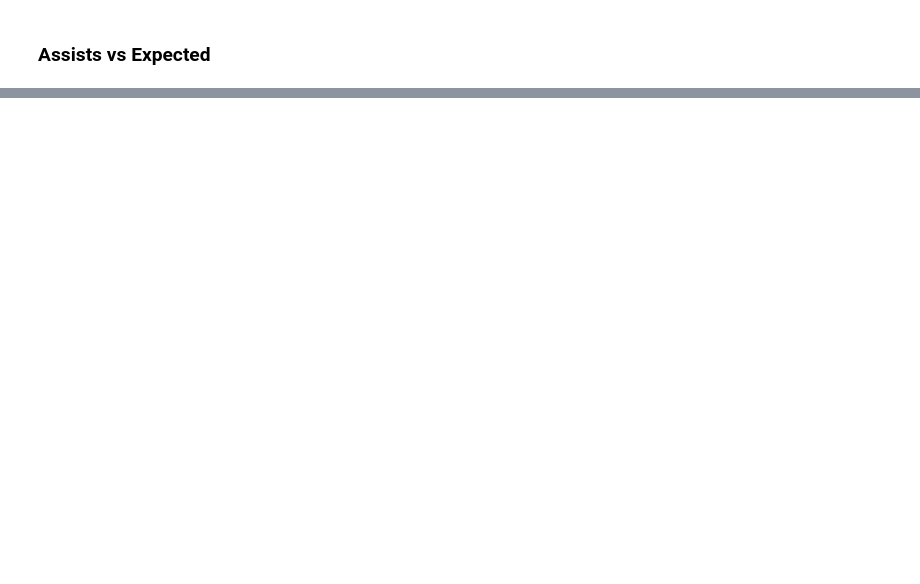
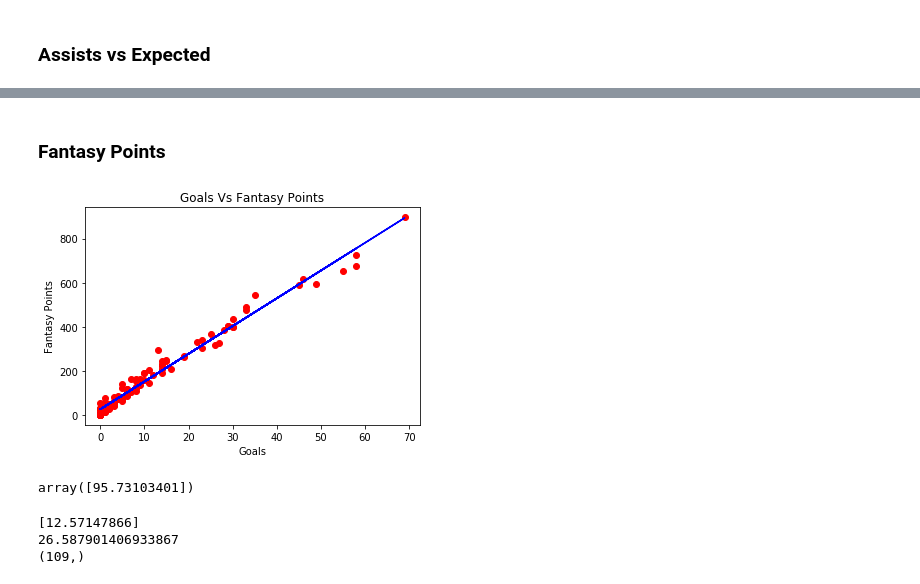
Before and after one commit to jbtrahin/soccer_masters, a Jupyter notebook: Forwards_Regression_Models.ipynb, the cells around one changed output, grey strips where cells are left out. Cells and saved outputs as stored; diff of their text form; code cells hidden in the pictures; blank space fills up the shorter version.

```diff
--- a/Forwards_Regression_Models.ipynb
+++ b/Forwards_Regression_Models.ipynb
@@ -189,0 +211,38 @@ Accuracy :  0.4745762711864407
+# %% [markdown]
+###  Fantasy Points
+# %%
+X = FWD_17_20_df.Gls.values.reshape(-1, 1)
+y = FWD_17_20_df.FantPts
+# %%
+# Fitting Linear Regression to the dataset
+lin_reg = LinearRegression()
+lin_reg.fit(X, y)
+
+# Visualizing the Linear Regression results
+def viz_linear():
+    plt.scatter(X, y, color='red')
+    plt.plot(X, lin_reg.predict(X), color='blue')
+    plt.title('Goals Vs Fantasy Points')
+    plt.xlabel('Goals')
+    plt.ylabel('Fantasy Points')
+    plt.show()
+    return
+viz_linear()
+# %% [output]
+[figure, added]
+# %%
+# Predicting a new result with Linear Regression
+lin_reg.predict([[5.5]])
+# %% [output]
+array([95.73103401])
+# %%
+model = LinearRegression()
+model.fit(X, y)
+y_pred = model.predict(X)
+print(model.coef_)
+print(model.intercept_)
+print(y_pred.shape)
+# %% [output]
+[12.57147866]
+26.587901406933867
+(109,)
```
Also changed, not shown: parts of 18 cells of this notebook.
